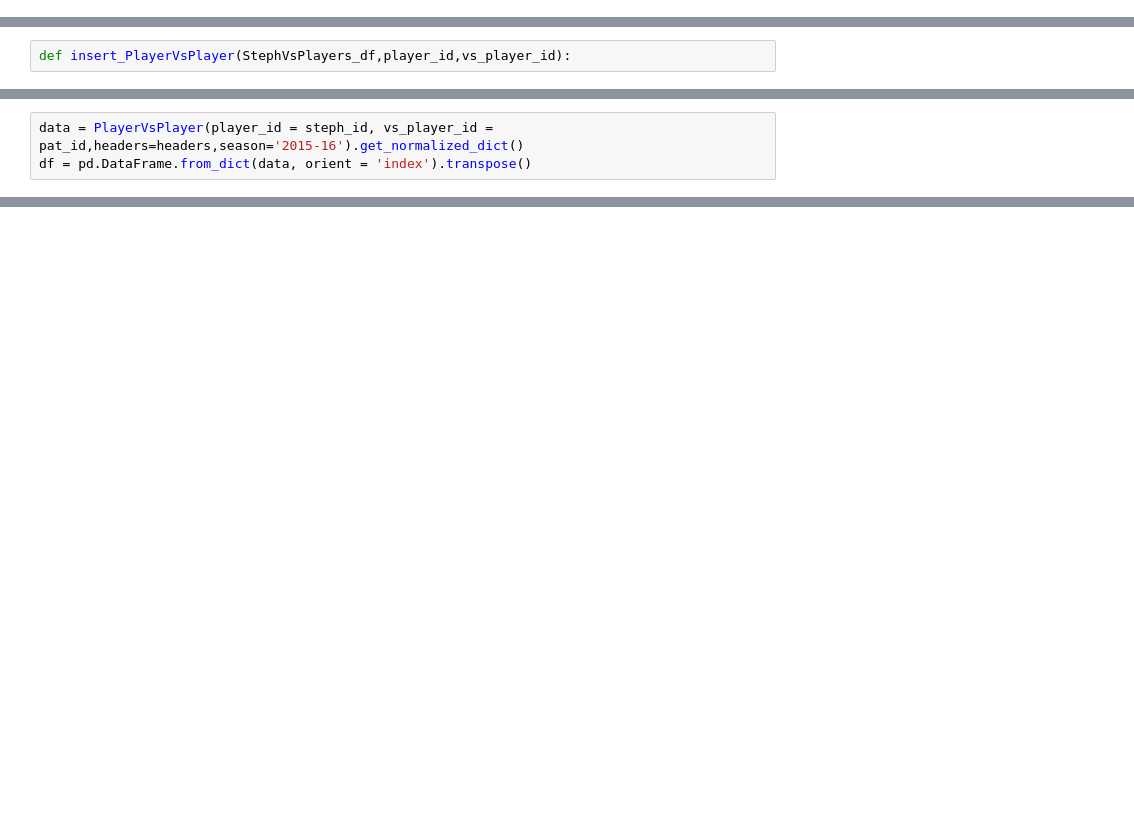
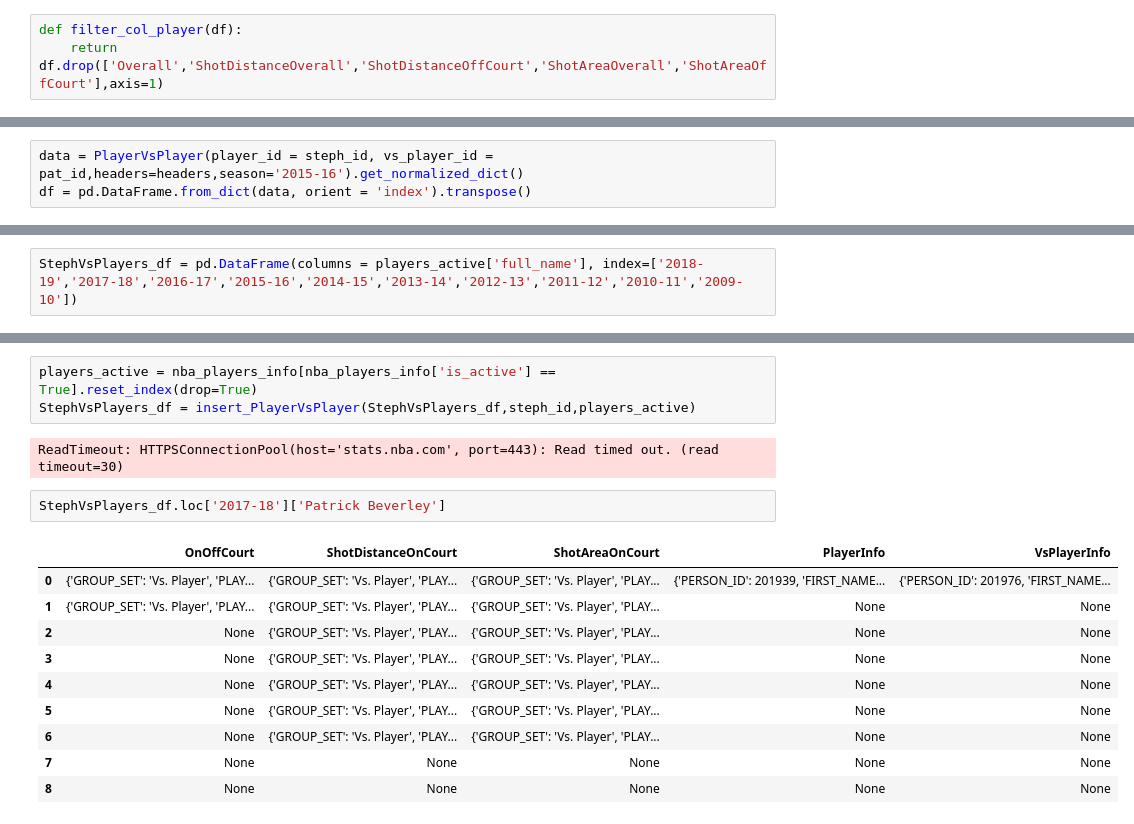
Before and after one commit to Fluffisaurus/player-performance-projection, a Jupyter notebook: nba_api_test.ipynb, the cells around one changed output, grey strips where cells are left out. Cells and saved outputs as stored; diff of their text form; blank space fills up the shorter version.

```diff
--- a/nba_api_test.ipynb
+++ b/nba_api_test.ipynb
@@ -246,0 +213,3 @@ def insert_PlayerVsTeam(StephVsTeam_df,player_id,team_info):
+# %%
+def filter_col_player(df):
+    return df.drop(['Overall','ShotDistanceOverall','ShotDistanceOffCourt','ShotAreaOverall','ShotAreaOffCourt'],axis=1)
@@ -272,2 +438,0 @@ def is_active(players_info):
-# %%
-def insert_PlayerVsPlayer(StephVsPlayers_df,player_id,vs_player_id):
@@ -306,0 +462,2 @@ df
+# %%
+StephVsPlayers_df = pd.DataFrame(columns = players_active['full_name'], index=['2018-19','2017-18','2016-17','2015-16','2014-15','2013-14','2012-13','2011-12','2010-11','2009-10'])
@@ -306,0 +552,18 @@ df
+# %%
+players_active = nba_players_info[nba_players_info['is_active'] == True].reset_index(drop=True)
+StephVsPlayers_df = insert_PlayerVsPlayer(StephVsPlayers_df,steph_id,players_active)
+# %% [output]
+ReadTimeout: HTTPSConnectionPool(host='stats.nba.com', port=443): Read timed out. (read timeout=30)
+# %%
+StephVsPlayers_df.loc['2017-18']['Patrick Beverley']
+# %% [output]
+|  | OnOffCourt | ShotDistanceOnCourt | ShotAreaOnCourt | PlayerInfo | VsPlayerInfo |
+| 0 | {'GROUP_SET': 'Vs. Player', 'PLAY... | {'GROUP_SET': 'Vs. Player', 'PLAY... | {'GROUP_SET': 'Vs. Player', 'PLAY... | {'PERSON_ID': 201939, 'FIRST_NAME... | {'PERSON_ID': 201976, 'FIRST_NAME... |
+| 1 | {'GROUP_SET': 'Vs. Player', 'PLAY... | {'GROUP_SET': 'Vs. Player', 'PLAY... | {'GROUP_SET': 'Vs. Player', 'PLAY... | None | None |
+| 2 | None | {'GROUP_SET': 'Vs. Player', 'PLAY... | {'GROUP_SET': 'Vs. Player', 'PLAY... | None | None |
+| 3 | None | {'GROUP_SET': 'Vs. Player', 'PLAY... | {'GROUP_SET': 'Vs. Player', 'PLAY... | None | None |
+| 4 | None | {'GROUP_SET': 'Vs. Player', 'PLAY... | {'GROUP_SET': 'Vs. Player', 'PLAY... | None | None |
+| 5 | None | {'GROUP_SET': 'Vs. Player', 'PLAY... | {'GROUP_SET': 'Vs. Player', 'PLAY... | None | None |
+| 6 | None | {'GROUP_SET': 'Vs. Player', 'PLAY... | {'GROUP_SET': 'Vs. Player', 'PLAY... | None | None |
+| 7 | None | None | None | None | None |
+| 8 | None | None | None | None | None |
```
Also changed, not shown: parts of 31 cells of this notebook, 5 other files.
